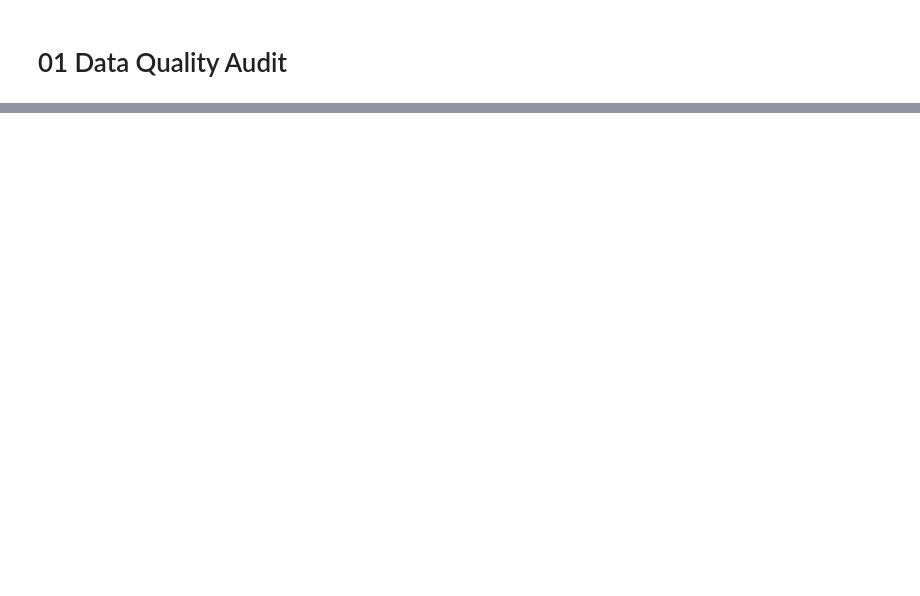
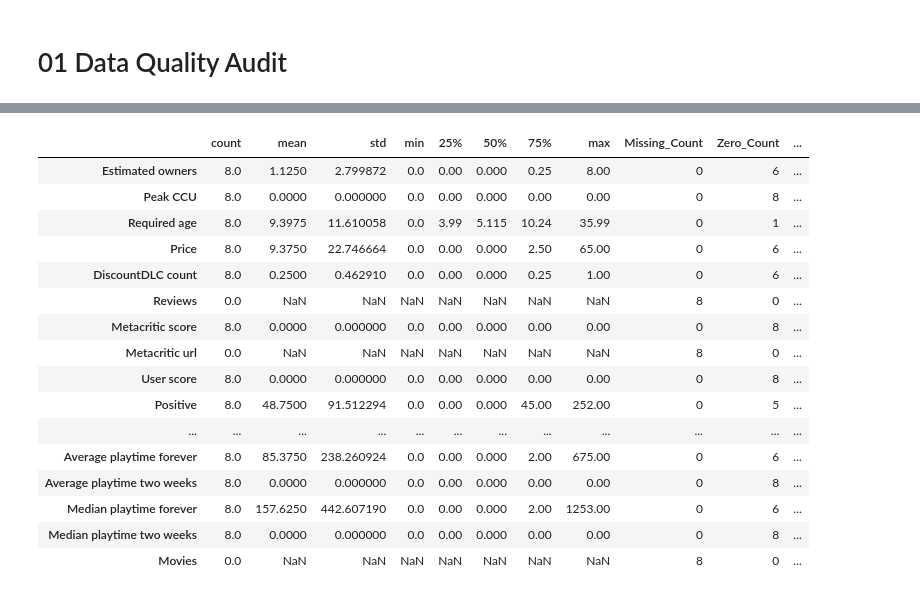
Before and after one commit to huytu059-blip/Games_Data_Science, a Jupyter notebook: notebooks/01_data_quality.ipynb, the cells around one changed output, grey strips where cells are left out. Saved outputs shown, nothing was run; the diff lists cells and outputs as text; code cells hidden in the pictures; blank space fills up the shorter version.

Commit message:
update Data Quality Audit

```diff
--- a/notebooks/01_data_quality.ipynb
+++ b/notebooks/01_data_quality.ipynb
@@ -45,0 +341,36 @@ df_raw.info()
+# %%
+# kiểm tra các cột số
+
+
+if numeric_cols:
+    numeric_stats = df_raw[numeric_cols].describe(
+        percentiles=[0.25, 0.50, 0.75]
+    ).T
+
+    numeric_stats["Missing_Count"] = df_raw[numeric_cols].isna().sum()
+    numeric_stats["Zero_Count"] = df_raw[numeric_cols].eq(0).sum()
+    numeric_stats["Negative_Count"] = df_raw[numeric_cols].lt(0).sum()
+    numeric_stats["Skewness"] = df_raw[numeric_cols].skew().round(3)
+
+    display(numeric_stats)
+else:
+    numeric_stats = pd.DataFrame()
+    print("Dataset không có cột số được pandas nhận diện.")
+# %% [output]
+|  | count | mean | std | min | 25% | 50% | 75% | max | Missing_Count | Zero_Count | ... |
+| Estimated owners | 8.0 | 1.1250 | 2.799872 | 0.0 | 0.00 | 0.000 | 0.25 | 8.00 | 0 | 6 | ... |
+| Peak CCU | 8.0 | 0.0000 | 0.000000 | 0.0 | 0.00 | 0.000 | 0.00 | 0.00 | 0 | 8 | ... |
+| Required age | 8.0 | 9.3975 | 11.610058 | 0.0 | 3.99 | 5.115 | 10.24 | 35.99 | 0 | 1 | ... |
+| Price | 8.0 | 9.3750 | 22.746664 | 0.0 | 0.00 | 0.000 | 2.50 | 65.00 | 0 | 6 | ... |
+| DiscountDLC count | 8.0 | 0.2500 | 0.462910 | 0.0 | 0.00 | 0.000 | 0.25 | 1.00 | 0 | 6 | ... |
+| Reviews | 0.0 | NaN | NaN | NaN | NaN | NaN | NaN | NaN | 8 | 0 | ... |
+| Metacritic score | 8.0 | 0.0000 | 0.000000 | 0.0 | 0.00 | 0.000 | 0.00 | 0.00 | 0 | 8 | ... |
+| Metacritic url | 0.0 | NaN | NaN | NaN | NaN | NaN | NaN | NaN | 8 | 0 | ... |
+| User score | 8.0 | 0.0000 | 0.000000 | 0.0 | 0.00 | 0.000 | 0.00 | 0.00 | 0 | 8 | ... |
+| Positive | 8.0 | 48.7500 | 91.512294 | 0.0 | 0.00 | 0.000 | 45.00 | 252.00 | 0 | 5 | ... |
+| ... | ... | ... | ... | ... | ... | ... | ... | ... | ... | ... | ... |
+| Average playtime forever | 8.0 | 85.3750 | 238.260924 | 0.0 | 0.00 | 0.000 | 2.00 | 675.00 | 0 | 6 | ... |
+| Average playtime two weeks | 8.0 | 0.0000 | 0.000000 | 0.0 | 0.00 | 0.000 | 0.00 | 0.00 | 0 | 8 | ... |
+| Median playtime forever | 8.0 | 157.6250 | 442.607190 | 0.0 | 0.00 | 0.000 | 2.00 | 1253.00 | 0 | 6 | ... |
+| Median playtime two weeks | 8.0 | 0.0000 | 0.000000 | 0.0 | 0.00 | 0.000 | 0.00 | 0.00 | 0 | 8 | ... |
+| Movies | 0.0 | NaN | NaN | NaN | NaN | NaN | NaN | NaN | 8 | 0 | ... |
```
Also changed, not shown: parts of 9 cells of this notebook.
